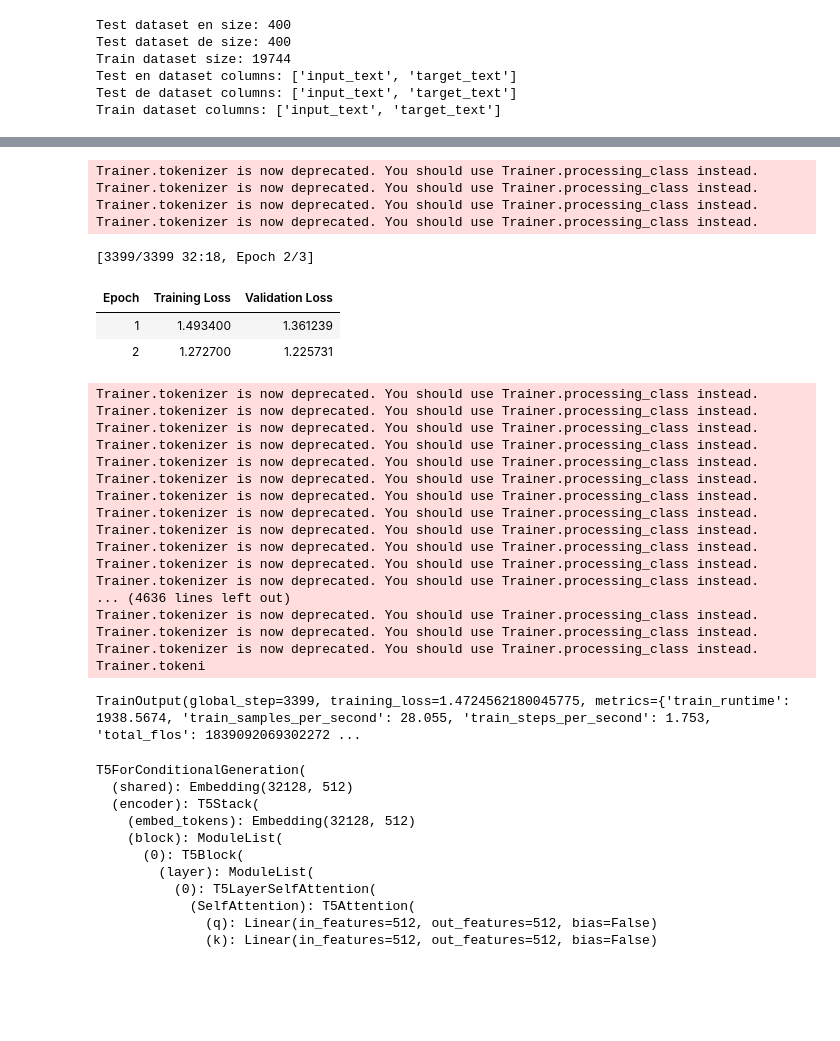
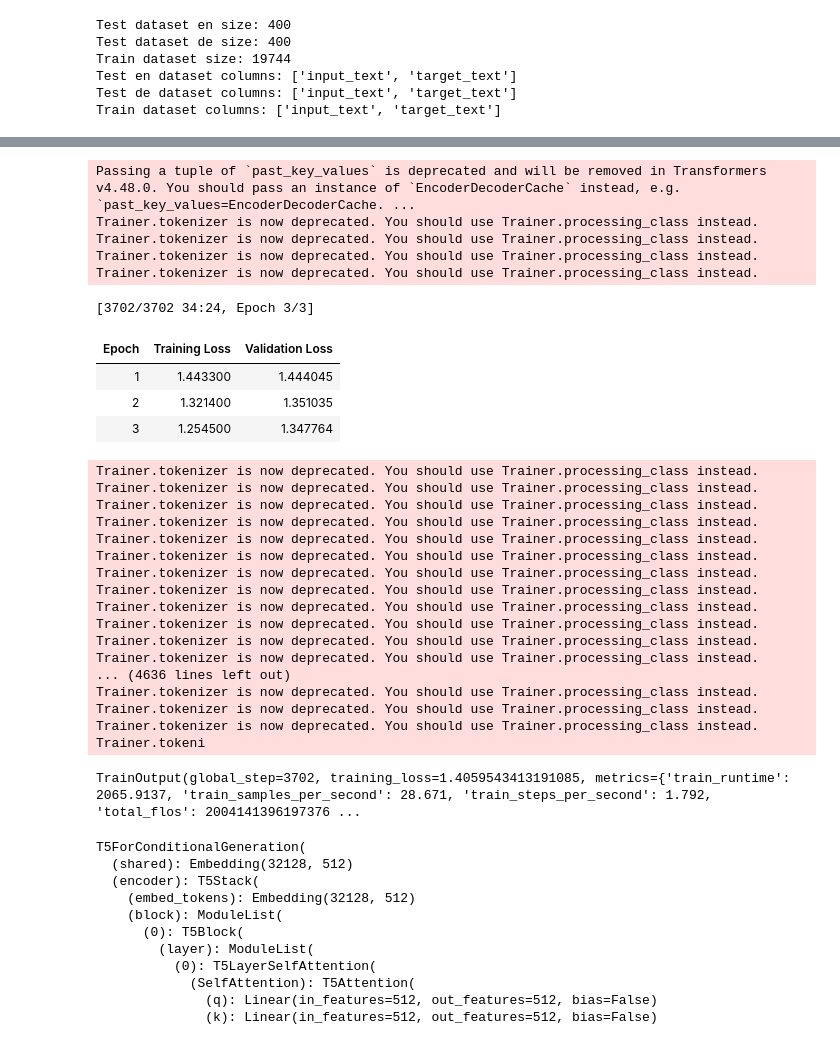
Before and after one commit to mariathurn/LP-Project, a Jupyter notebook: Maria_code/ModelRefined.ipynb, the cells around one changed output, grey strips where cells are left out. Cells and saved outputs as stored; diff of their text form; code cells hidden in the pictures; blank space fills up the shorter version.

```diff
--- a/Maria_code/ModelRefined.ipynb
+++ b/Maria_code/ModelRefined.ipynb
@@ -194,7 +177,7 @@ import warnings
 
 warnings.filterwarnings("ignore", category=FutureWarning)
 
-# Collator
+
 data_collator = DataCollatorForSeq2Seq(tokenizer, model=model)
 
 # Training Arguments (faster logging & efficient eval)
@@ -203,14 +186,14 @@ training_args = Seq2SeqTrainingArguments(
     overwrite_output_dir=True,
     per_device_train_batch_size=8,
     gradient_accumulation_steps=2,
-    logging_strategy="steps",
-    logging_steps=100,                   # ⬅ log less frequently
-    eval_strategy="epoch",        # ⬅ eval only once per epoch
-    save_strategy="epoch",
-    save_total_limit=2,
     learning_rate=3e-5,
     num_train_epochs=3,
     fp16=torch.cuda.is_available(),
+    save_strategy="epoch",
+    eval_strategy="epoch",
+    logging_strategy="steps",
+    logging_steps=100,
+    save_total_limit=2,
     load_best_model_at_end=True,
     metric_for_best_model="eval_loss",
     greater_is_better=False,
@@ -228,60 +211,61 @@ class ToxicityPenaltyTrainer(Seq2SeqTrainer):
         self.tox_model.eval()
 
     def compute_loss(self, model, inputs, return_outputs=False, **kwargs):
-        # Standard generation loss
         outputs = model(**inputs)
         generation_loss = outputs.loss
 
-        # Use only the first 1–2 samples to compute toxicity
-        sample_input_ids = inputs["input_ids"][:2]
-        sample_attention_mask = inputs["attention_mask"][:2]
+        # Compute penalty on 25% of the batch for efficiency
+        subset_size = max(1, inputs["input_ids"].size(0) // 4)
+        sample_input_ids = inputs["input_ids"][:subset_size]
+        sample_attention_mask = inputs["attention_mask"][:subset_size]
 
         with torch.no_grad():
-            # Fast generation with greedy decoding and reduced length
             generated_ids = model.generate(
                 input_ids=sample_input_ids,
                 attention_mask=sample_attention_mask,
-                max_length=20,
+                max_length=30,
                 num_beams=1,
                 do_sample=False,
                 early_stopping=True,
                 decoder_start_token_id=self.tokenizer.pad_token_id
             )
 
-            # Decode and score toxicity
             decoded_texts = self.tokenizer.batch_decode(generated_ids, skip_special_tokens=True)
             tox_inputs = self.tox_tokenizer(decoded_texts, return_tensors="pt", truncation=True, padding=True).to(self.model.device)
             tox_logits = self.tox_model(**tox_inputs).logits
             tox_probs = torch.sigmoid(tox_logits[:, 0])
             penalty = tox_probs.mean()
 
-        # Final loss
-        total_loss = generation_loss + self.lambda_penalty * penalty
+        # Use a scaled non-linear penalty to avoid over-penalizing
+        penalty_weight = torch.tanh(self.lambda_penalty * penalty)
+        total_loss = generation_loss + penalty_weight
         return (total_loss, outputs) if return_outputs else total_loss
 
 # ✅ Instantiate and train
 trainer = ToxicityPenaltyTrainer(
     model=model,
     args=training_args,
     train_dataset=train_dataset,
     eval_dataset=eval_dataset,
     tokenizer=tokenizer,
     data_collator=data_collator,
     callbacks=[EarlyStoppingCallback(early_stopping_patience=2)],
     lambda_penalty=0.8,  # Adjust penalty weight
 )
 
 # 🔁 Start training
 trainer.train()
 # %% [output]
+Passing a tuple of `past_key_values` is deprecated and will be removed in Transformers v4.48.0. You should pass an instance of `EncoderDecoderCache` instead, e.g. `past_key_values=EncoderDecoderCache. ...
 Trainer.tokenizer is now deprecated. You should use Trainer.processing_class instead.
 Trainer.tokenizer is now deprecated. You should use Trainer.processing_class instead.
 Trainer.tokenizer is now deprecated. You should use Trainer.processing_class instead.
 Trainer.tokenizer is now deprecated. You should use Trainer.processing_class instead.
-[3399/3399 32:18, Epoch 2/3]
+[3702/3702 34:24, Epoch 3/3]
 | Epoch | Training Loss | Validation Loss |
-| 1 | 1.493400 | 1.361239 |
-| 2 | 1.272700 | 1.225731 |
+| 1 | 1.443300 | 1.444045 |
+| 2 | 1.321400 | 1.351035 |
+| 3 | 1.254500 | 1.347764 |
 Trainer.tokenizer is now deprecated. You should use Trainer.processing_class instead.
 Trainer.tokenizer is now deprecated. You should use Trainer.processing_class instead.
 Trainer.tokenizer is now deprecated. You should use Trainer.processing_class instead.
@@ -299,7 +283,7 @@ Trainer.tokenizer is now deprecated. You should use Trainer.processing_class ins
 Trainer.tokenizer is now deprecated. You should use Trainer.processing_class instead.
 Trainer.tokenizer is now deprecated. You should use Trainer.processing_class instead.
 Trainer.tokeni
-TrainOutput(global_step=3399, training_loss=1.4724562180045775, metrics={'train_runtime': 1938.5674, 'train_samples_per_second': 28.055, 'train_steps_per_second': 1.753, 'total_flos': 1839092069302272 ...
+TrainOutput(global_step=3702, training_loss=1.4059543413191085, metrics={'train_runtime': 2065.9137, 'train_samples_per_second': 28.671, 'train_steps_per_second': 1.792, 'total_flos': 2004141396197376 ...
 # %%
 from transformers import T5Tokenizer, T5ForConditionalGeneration
 import torch
```
Also changed, not shown: parts of 9 cells of this notebook, 2 other files.
